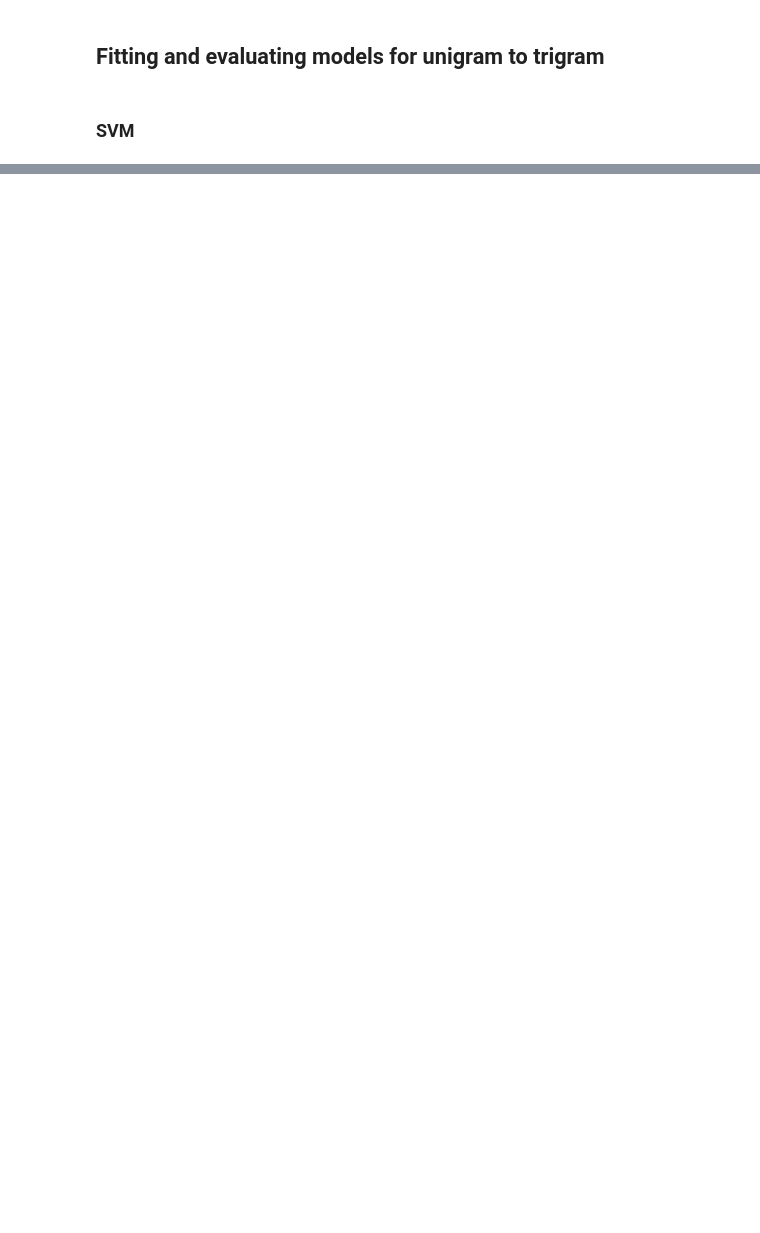
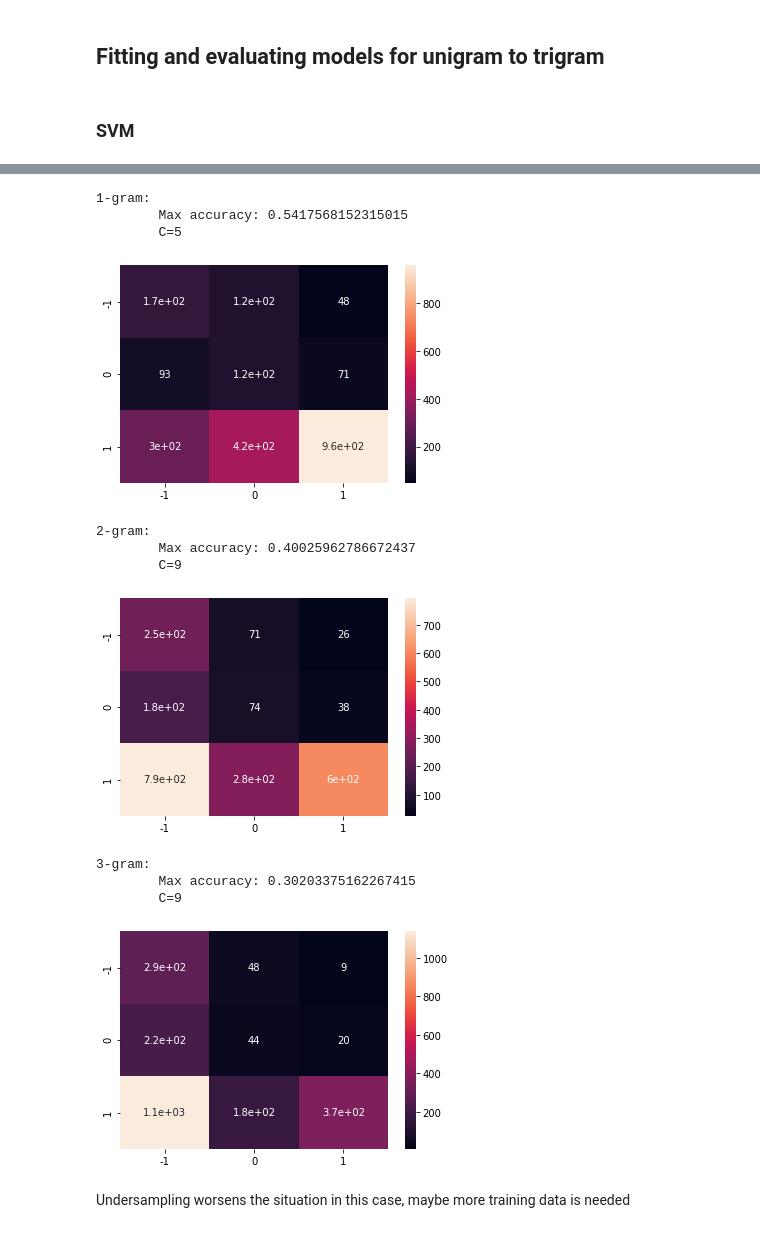
Before and after one commit to lhfmartin/market-news-sentiment-analysis, a Jupyter notebook: notebooks/chapter-4.ipynb, the cells around one changed output, grey strips where cells are left out. Cells and saved outputs as stored; diff of their text form; code cells hidden in the pictures; blank space fills up the shorter version.

```diff
--- a/notebooks/chapter-4.ipynb
+++ b/notebooks/chapter-4.ipynb
@@ -83,0 +97,51 @@ Still far from satisfactory (although much better than the lexicon based methods
+# %%
+from sklearn.utils import resample
+
+for n in [1, 2, 3]:
+    max_accuracy = max_accuracy_c = max_accuracy_confusion_matrix = 0
+    for c in np.arange(0.005, 1, 0.2).tolist() + np.arange(1, 50, 4).tolist():
+        X_train, X_test, y_train, y_test = train_test_split(X, y, test_size=0.35, random_state=50)
+
+        # Undersampling the training data
+        train = pd.concat([X_train, y_train], axis=1)
+        train_positive = train[train["Sentiment"] == 1]
+        train_neutral = train[train["Sentiment"] == 0]
+        train_negative = train[train["Sentiment"] == -1]
+        train_positive_resampled = resample(train_positive, n_samples=len(train_negative), random_state=70)
+        train_resampled = pd.concat([train_positive_resampled, train_neutral, train_negative])
+        X_train = train_resampled["Title"]
+        y_train = train_resampled["Sentiment"]
+
+        count_vectorizer = CountVectorizer(ngram_range=(n, n))
+        count_vectorizer.fit(X_train)
+        X_train = count_vectorizer.transform(X_train)
+        X_test = count_vectorizer.transform(X_test)
+
+        model = SVC(C=c)
+        model.fit(X_train, y_train)
+        y_pred = model.predict(X_test)
+
+        accuracy = accuracy_score(y_test, y_pred)
+        if accuracy > max_accuracy:
+            max_accuracy = accuracy
+            max_accuracy_c = c
+            max_accuracy_confusion_matrix = confusion_matrix(y_test, y_pred, labels=[-1, 0, 1])
+    print(f"{n}-gram:")
+    print("\tMax accuracy:", max_accuracy, f"\n\tC={max_accuracy_c}")
+    sns.heatmap(max_accuracy_confusion_matrix, annot=True, xticklabels=[-1, 0, 1], yticklabels=[-1, 0, 1])
+    plt.show()
+# %% [output]
+1-gram:
+        Max accuracy: 0.5417568152315015
+        C=5
+[figure, added]
+2-gram:
+        Max accuracy: 0.40025962786672437
+        C=9
+[figure, added]
+3-gram:
+        Max accuracy: 0.30203375162267415
+        C=9
+[figure, added]
+# %% [markdown]
+Undersampling worsens the situation in this case, maybe more training data is needed
```
Also changed, not shown: parts of 5 cells of this notebook, 4 other files.
